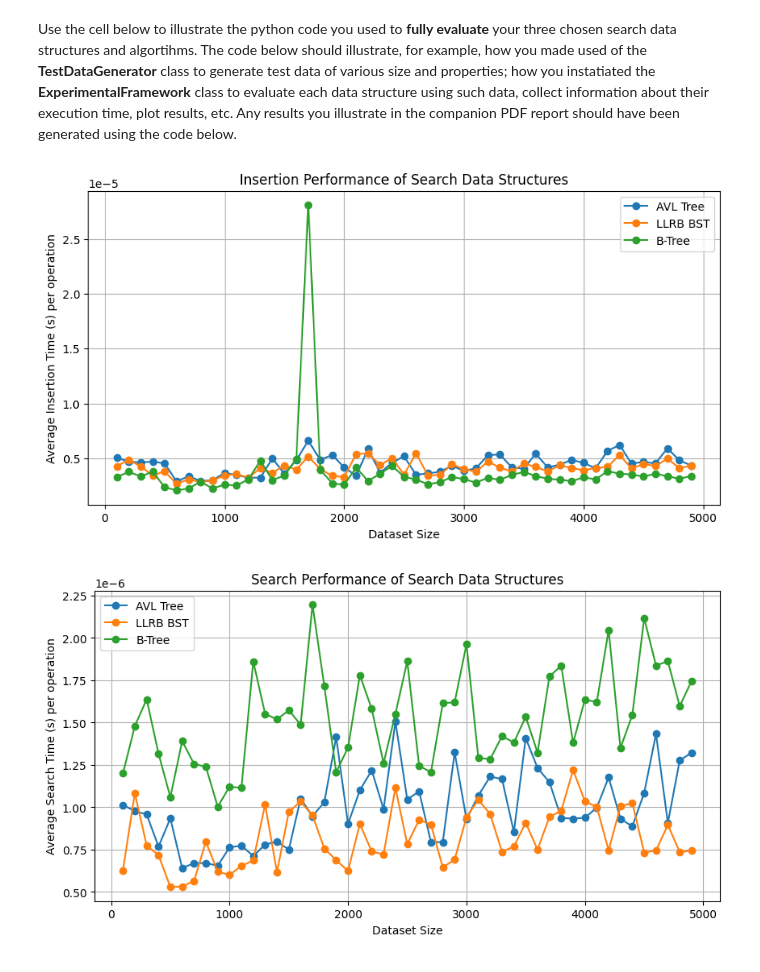
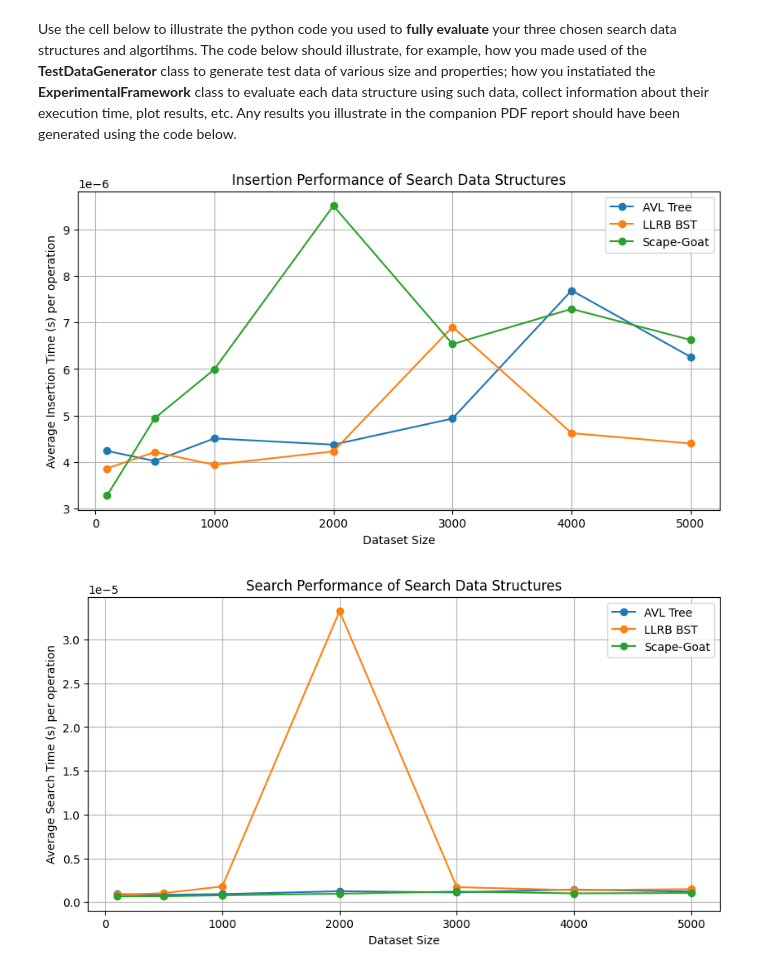
Before and after one commit to asad24-dev/Data_Structure_Complexity_Analysis, a Jupyter notebook: grp-XXX-0005code.ipynb, the cells around one changed output. Saved outputs shown, nothing was run; the diff lists cells and outputs as text; code cells hidden in the pictures.

```diff
--- a/grp-XXX-0005code.ipynb
+++ b/grp-XXX-0005code.ipynb
@@ -395,20 +352,2 @@ class BTree(AbstractSearchInterface):
 # %% [markdown]
 Use the cell below to implement the requested API by means of **Scapegoat Tree** (if among your chosen data structure).
-# %%
-class ScapegoatTree(AbstractSearchInterface):
-
-    def insertElement(self, element):
-        inserted = False
-        # ADD YOUR CODE HERE
-
-
-        return inserted
-
-
-
-    def searchElement(self, element):
-        found = False
-        # ADD YOUR CODE HERE
-
-
-        return found
@@ -503,8 +510,8 @@ class ExperimentalFramework:
                     ds = AVLTree()
                 elif name == 'LLRB BST':
                     ds = LLRBBST()
-                elif name == 'B-Tree':
-                    ds = BTree(t=2)
+                elif name == 'Scape-Goat':
+                    ds = ScapegoatTree()
                 else:
                     continue
 
@@ -556,23 +563,23 @@ Use the cell below to illustrate the python code you used to **fully evaluate**
 # %%
 # ADD YOUR TEST CODE HERE
 
 
 # Example test code: choose three data structures and run experiments.
 if __name__ == '__main__':
     data_structures = {
         'AVL Tree': AVLTree(),
         'LLRB BST': LLRBBST(),
-        'B-Tree': BTree(t=2)
+        'Scape-Goat': ScapegoatTree()
     }
     # Define various dataset sizes to stress-test the structures.
-    dataset_sizes = []
+    dataset_sizes = [100, 500, 1000, 1500, 2000, 3000, 4000, 5000]
 
-    for i in range(100, 5000, 100):
-        dataset_sizes.append(i)
+    # for i in range(100, 5000):
+    #     dataset_sizes.append(i)
 
     experiment = ExperimentalFramework(data_structures, dataset_sizes)
     experiment.run_experiment()
     experiment.plot_results()
 # %% [output]
-[figure, old version]
+[figure, new version]
-[figure, old version]
+[figure, new version]
```
Also changed, not shown: parts of 9 cells of this notebook.
